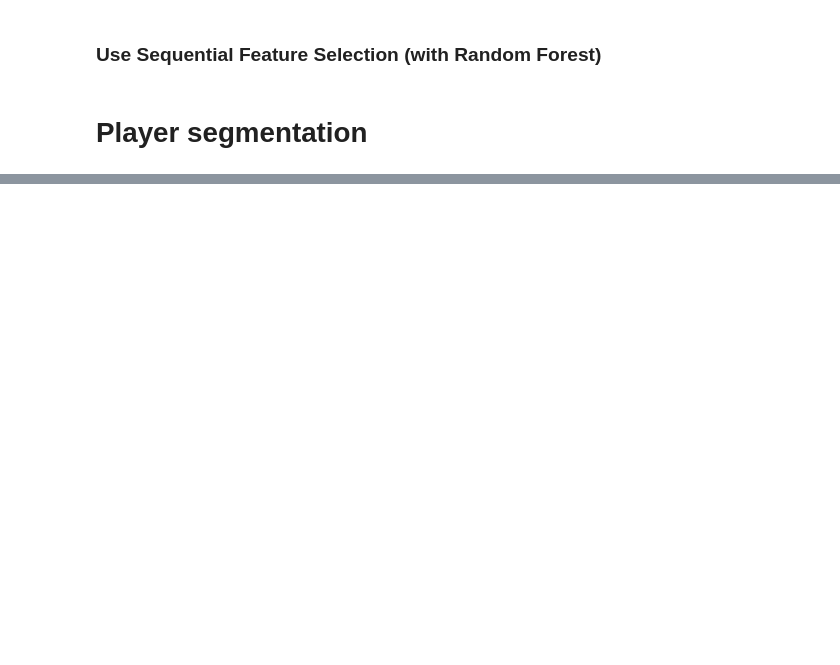
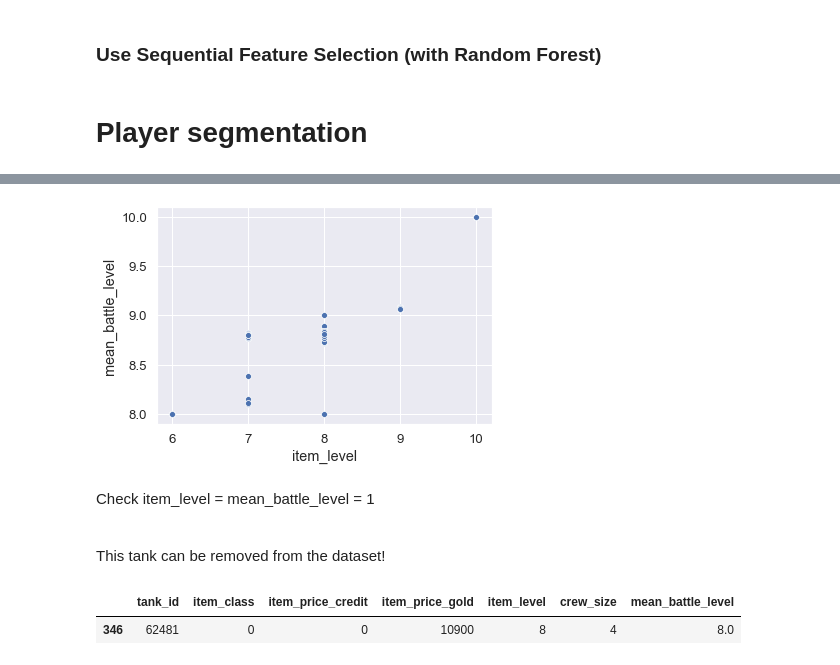
Before and after one commit to Egorka1/WG_Forge, a Jupyter notebook: WGProject.ipynb, the cells around one changed output, grey strips where cells are left out. Drawn from its saved outputs; the diff is of its cells as text; code cells hidden in the pictures; blank space fills up the shorter version.

```diff
--- a/WGProject.ipynb
+++ b/WGProject.ipynb
@@ -1154,0 +1146,7 @@ players.info()
+# %%
+tanks = new_battle_data['vehicle_type_cd'].unique()
+# %%
+tank_params = pd.DataFrame(data=tanks, columns=['tank_id'])
+tank_params = tank_params.merge(catalog, how='left',
+                               left_on='tank_id', right_on='item_cd')
+tank_params.drop(['item_cd'], axis=1, inplace=True)
@@ -1154,0 +1169,4 @@ players.info()
+# %%
+mean_battle_levels = new_battle_data.groupby('vehicle_type_cd')['battle_level'].agg(mean_battle_level=np.mean)
+new_battle_data = new_battle_data.merge(mean_battle_levels, how='left',
+                                        left_on='vehicle_type_cd', right_on=mean_battle_levels.index)
@@ -1154,0 +1183,4 @@ players.info()
+# %%
+tank_params = tank_params.merge(mean_battle_levels, how='left',
+                                left_on='tank_id', right_on=mean_battle_levels.index)
+tank_params
@@ -1154,0 +1201,13 @@ players.info()
+# %%
+sns.scatterplot(x=tank_params['item_level'], y=tank_params['mean_battle_level']);
+# %% [output]
+[figure, added]
+# %% [markdown]
+Check item_level = mean_battle_level = 1
+
+<br> This tank can be removed from the dataset!
+# %%
+tank_params[(tank_params['item_level'] == 8) & (tank_params['mean_battle_level'] == 8)]
+# %% [output]
+|  | tank_id | item_class | item_price_credit | item_price_gold | item_level | crew_size | mean_battle_level |
+| 346 | 62481 | 0 | 0 | 10900 | 8 | 4 | 8.0 |
```
Also changed, not shown: parts of 78 cells of this notebook.
